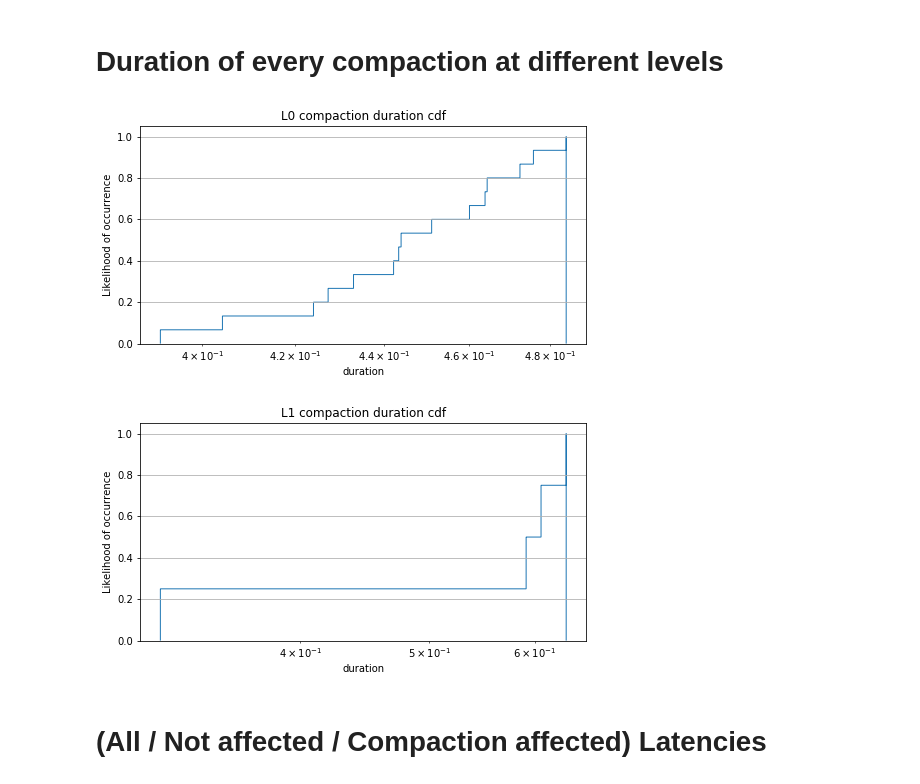
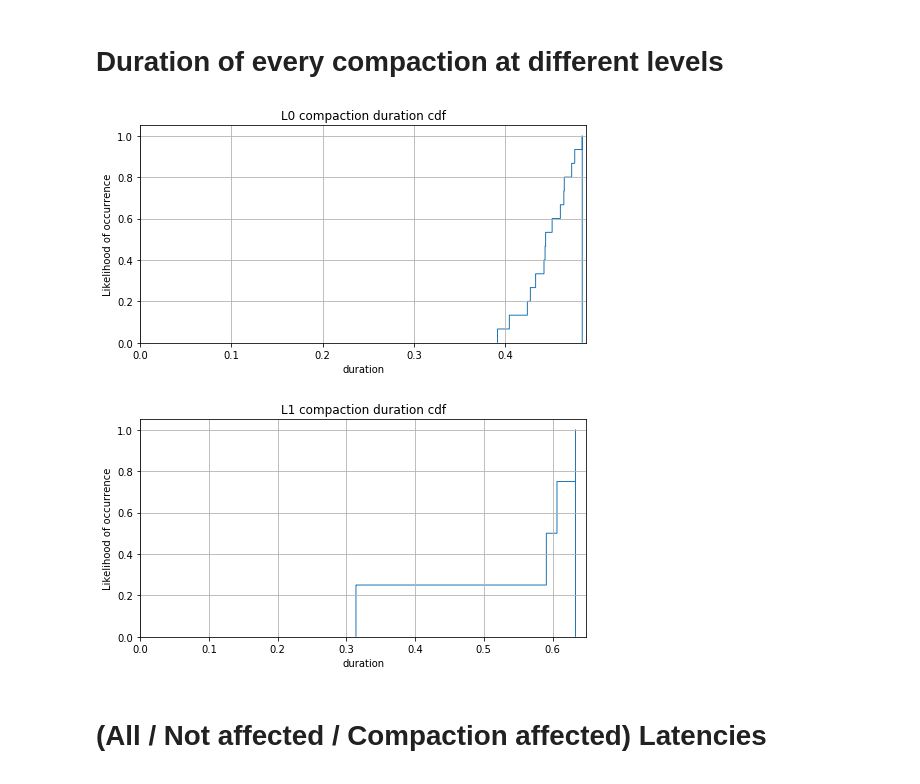
Before and after one commit to esmaeil-mirvakili/benchmark, a Jupyter notebook: Ceph/latency_distribution/qd48-5mins-default/latency_model.ipynb, the cells around one changed output. Drawn from its saved outputs; the diff is of its cells as text; code cells hidden in the pictures.

```diff
--- a/Ceph/latency_distribution/qd48-5mins-default/latency_model.ipynb
+++ b/Ceph/latency_distribution/qd48-5mins-default/latency_model.ipynb
@@ -323,14 +323,14 @@ plt.close()
 # %% [markdown]
 # Duration of every compaction at different levels
 # %%
-plot_cdf(w2_compact, 'L0 compaction duration cdf', 'duration', x_log=True)
+plot_cdf(w2_compact, 'L0 compaction duration cdf', 'duration', x_log=False)
 
-plot_cdf(w3_compact, 'L1 compaction duration cdf', 'duration', x_log=True)
+plot_cdf(w3_compact, 'L1 compaction duration cdf', 'duration', x_log=False)
 
 plt.close()
 # %% [output]
-[figure, old version]
+[figure, new version]
-[figure, old version]
+[figure, new version]
 # %% [markdown]
 # (All / Not affected / Compaction affected) Latencies
 # %%
```
